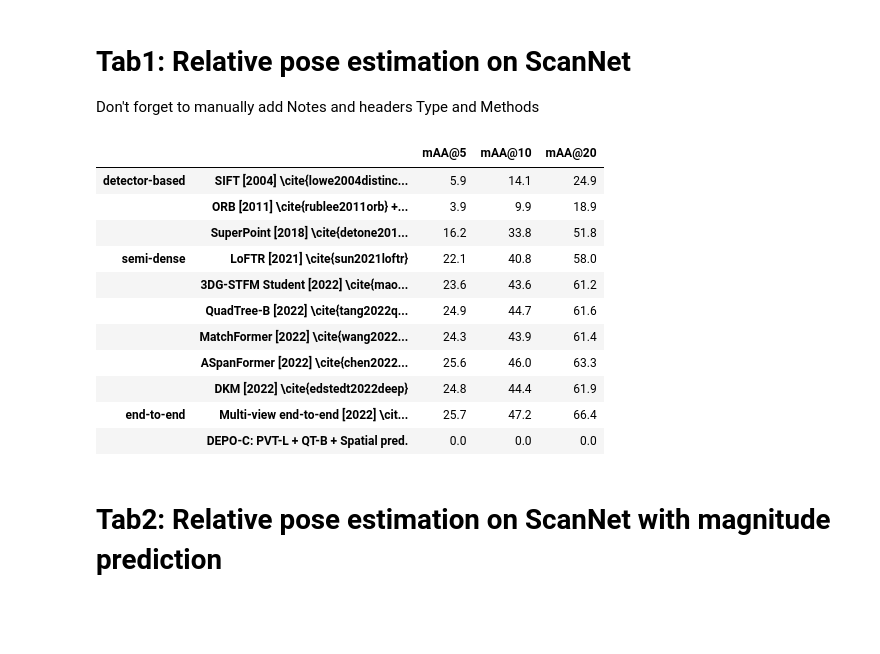
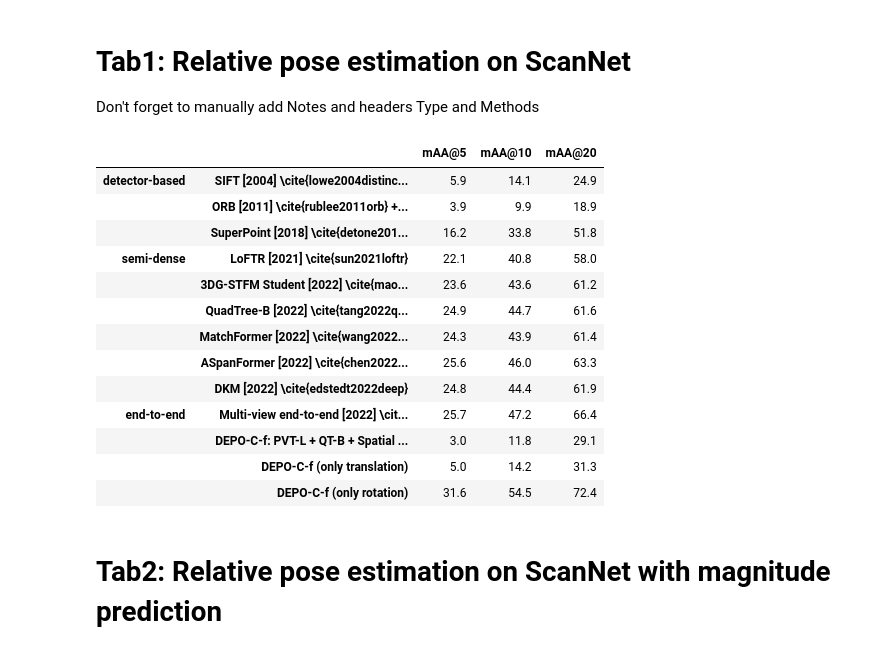
Before and after one commit to kovanic/DEPO, a Jupyter notebook: notebooks/Results.ipynb, the cells around one changed output. Saved outputs shown, nothing was run; the diff lists cells and outputs as text; code cells hidden in the pictures; blank space fills up the shorter version.

```diff
--- a/notebooks/Results.ipynb
+++ b/notebooks/Results.ipynb
@@ -44,7 +44,9 @@ d.loc[8] = ['semi-dense', 'ASpanFormer [2022] \cite{chen2022aspanformer}', 25.6,
 d.loc[9] = ['semi-dense', 'DKM [2022] \cite{edstedt2022deep}', 24.8, 44.4, 61.9]
 d.loc[10] = ['end-to-end', 'Multi-view end-to-end [2022] \cite{roessle2022end2end}', 25.7, 47.2, 66.4]
 # d.loc[10] = ['end-to-end', 'GrelPose [2022] \cite{khatib2022grelpose} *', None, None, None] # No code
-d.loc[11] = ['end-to-end', 'DEPO-C: PVT-L + QT-B + Spatial pred.', 0., 0., 0.]
+d.loc[11] = ['end-to-end', 'DEPO-C-f: PVT-L + QT-B + Spatial pred.', 3.00, 11.75, 29.12]
+d.loc[12] = ['end-to-end', 'DEPO-C-f (only translation)', 5.05, 14.22, 31.33]
+d.loc[13] = ['end-to-end', 'DEPO-C-f (only rotation)', 31.59, 54.52, 72.4]
 
 
 d = d.set_index(['Type', 'Method']).style.format(precision=1)
@@ -59,34 +61,36 @@ d = d.set_index(['Type', 'Method']).style.format(precision=1)
  .background_gradient(cmap="RdYlGn", subset="mAA@20"))
 
 d.index.names = [None, None]
 d.to_latex(
     buf='/home/project/code/results/paper/tab_1_scannet_relative.tex',
     position='h!',
     position_float='centering',
     sparse_index=True,
     multicol_align='c',
     convert_css=True,
     caption='Relative pose estimation on ScanNet',
     label='tab:scannet_rel',
     hrules=True,
     clines='skip-last;data'
 )
 
 d
 #* - estimated by me
 # %% [output]
 |  |  | mAA@5 | mAA@10 | mAA@20 |
 | detector-based | SIFT [2004] \cite{lowe2004distinc... | 5.9 | 14.1 | 24.9 |
 |  | ORB [2011] \cite{rublee2011orb} +... | 3.9 | 9.9 | 18.9 |
 |  | SuperPoint [2018] \cite{detone201... | 16.2 | 33.8 | 51.8 |
 | semi-dense | LoFTR [2021] \cite{sun2021loftr} | 22.1 | 40.8 | 58.0 |
 |  | 3DG-STFM Student [2022] \cite{mao... | 23.6 | 43.6 | 61.2 |
 |  | QuadTree-B [2022] \cite{tang2022q... | 24.9 | 44.7 | 61.6 |
 |  | MatchFormer [2022] \cite{wang2022... | 24.3 | 43.9 | 61.4 |
 |  | ASpanFormer [2022] \cite{chen2022... | 25.6 | 46.0 | 63.3 |
 |  | DKM [2022] \cite{edstedt2022deep} | 24.8 | 44.4 | 61.9 |
 | end-to-end | Multi-view end-to-end [2022] \cit... | 25.7 | 47.2 | 66.4 |
-|  | DEPO-C: PVT-L + QT-B + Spatial pred. | 0.0 | 0.0 | 0.0 |
+|  | DEPO-C-f: PVT-L + QT-B + Spatial ... | 3.0 | 11.8 | 29.1 |
+|  | DEPO-C-f (only translation) | 5.0 | 14.2 | 31.3 |
+|  | DEPO-C-f (only rotation) | 31.6 | 54.5 | 72.4 |
 # %% [markdown]
 # Tab2: Relative pose estimation on ScanNet with magnitude prediction
 # %%
```
Also changed, not shown: parts of 2 cells of this notebook, 12 other files.
